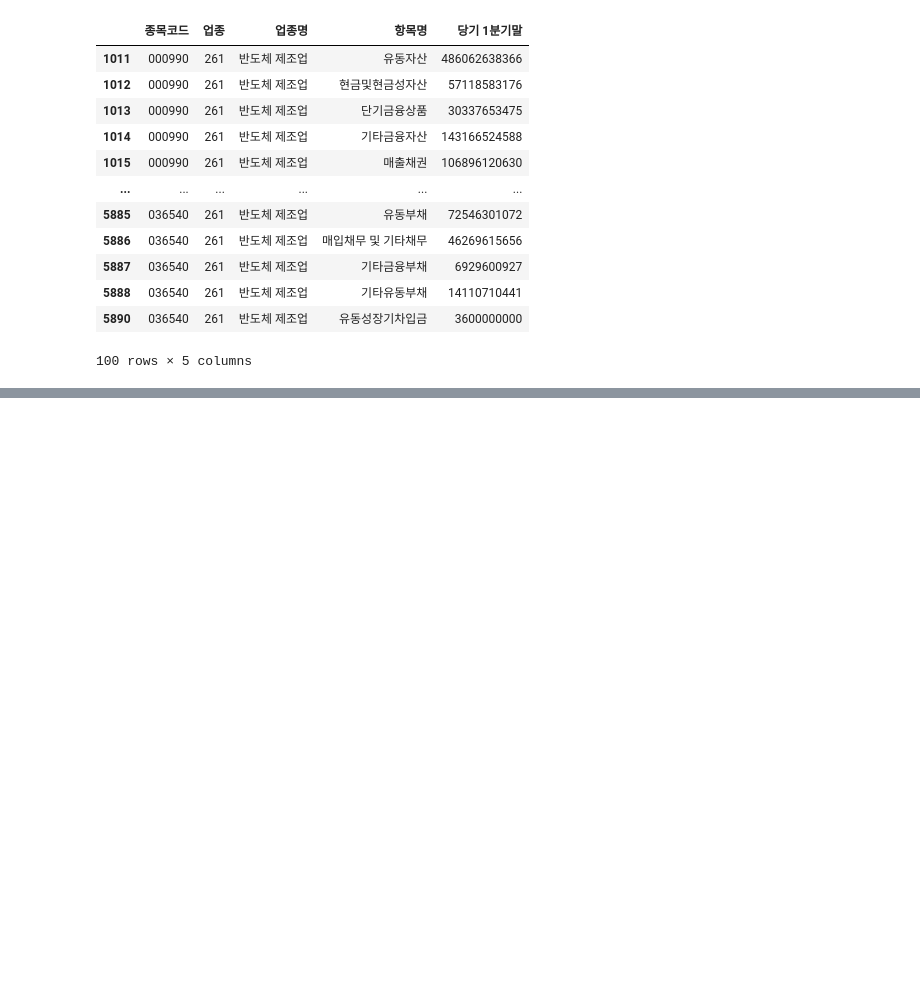
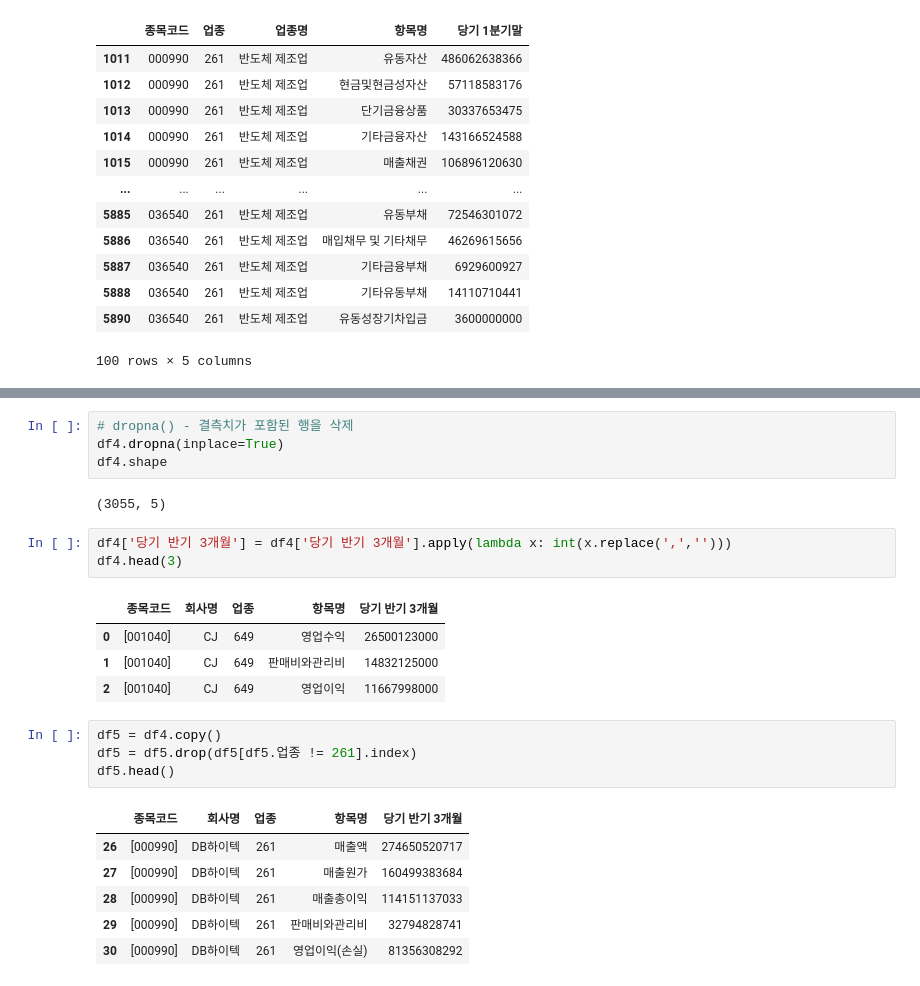
Before and after one commit to saemsaemoo/Data_Analysis, a Jupyter notebook: 01.데이터분석/21.재무제표분석.ipynb, the cells around one changed output, grey strips where cells are left out. Cells and saved outputs as stored; diff of their text form; blank space fills up the shorter version.

```diff
--- a/01.데이터분석/21.재무제표분석.ipynb
+++ b/01.데이터분석/21.재무제표분석.ipynb
@@ -115,0 +159,25 @@ df2.head(100)
+# %%
+# dropna() - 결측치가 포함된 행을 삭제
+df4.dropna(inplace=True)
+df4.shape
+# %% [output]
+(3055, 5)
+# %%
+df4['당기 반기 3개월'] = df4['당기 반기 3개월'].apply(lambda x: int(x.replace(',','')))
+df4.head(3)
+# %% [output]
+|  | 종목코드 | 회사명 | 업종 | 항목명 | 당기 반기 3개월 |
+| 0 | [001040] | CJ | 649 | 영업수익 | 26500123000 |
+| 1 | [001040] | CJ | 649 | 판매비와관리비 | 14832125000 |
+| 2 | [001040] | CJ | 649 | 영업이익 | 11667998000 |
+# %%
+df5 = df4.copy()
+df5 = df5.drop(df5[df5.업종 != 261].index)
+df5.head()
+# %% [output]
+|  | 종목코드 | 회사명 | 업종 | 항목명 | 당기 반기 3개월 |
+| 26 | [000990] | DB하이텍 | 261 | 매출액 | 274650520717 |
+| 27 | [000990] | DB하이텍 | 261 | 매출원가 | 160499383684 |
+| 28 | [000990] | DB하이텍 | 261 | 매출총이익 | 114151137033 |
+| 29 | [000990] | DB하이텍 | 261 | 판매비와관리비 | 32794828741 |
+| 30 | [000990] | DB하이텍 | 261 | 영업이익(손실) | 81356308292 |
```
Also changed, not shown: parts of 6 cells of this notebook.
